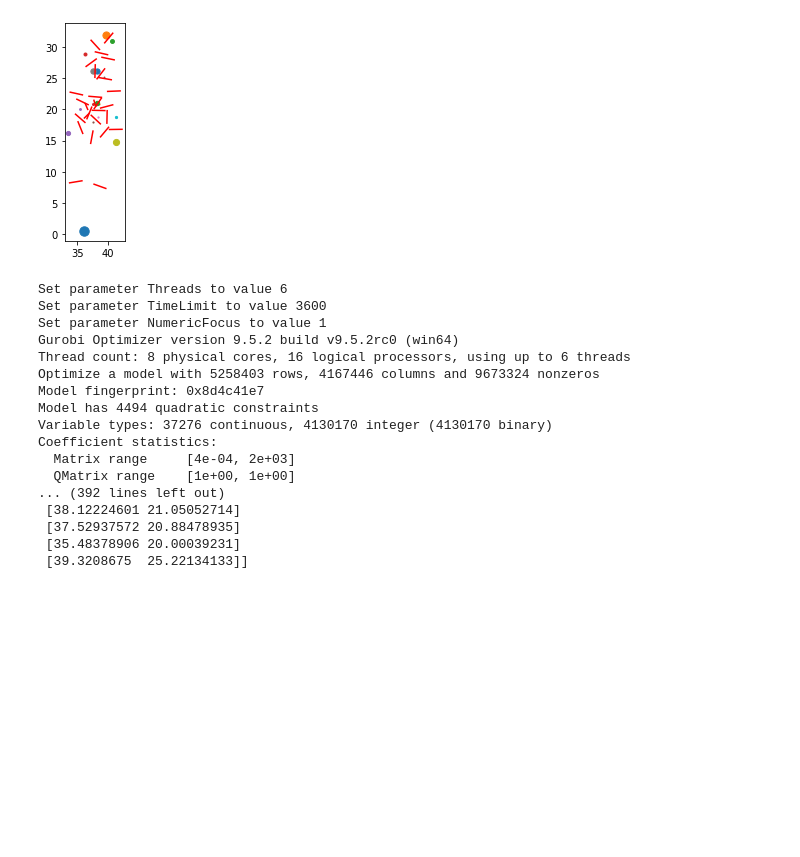
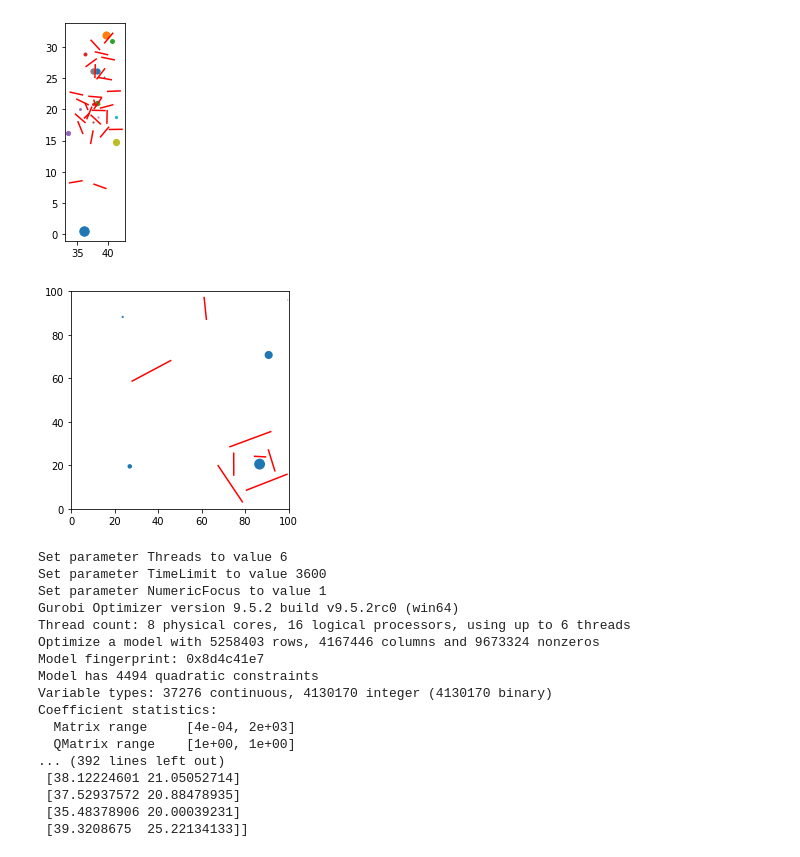
Before and after one commit to z72vamac/Routes_Barriers, a Jupyter notebook: Untitled.ipynb, the cells around one changed output. Drawn from its saved outputs; the diff is of its cells as text; code cells hidden in the pictures; blank space fills up the shorter version.

```diff
--- a/Untitled.ipynb
+++ b/Untitled.ipynb
@@ -226,13 +228,28 @@ for v in V:
 # %%
 # fig, ax = plt.subplots()
 
-# for x, y, r in bolas:
-#     ax.scatter(x, y, s = 100*r)
+segments = np.genfromtxt('./instancias/segmentos30-2.csv', delimiter = ',')[23:31]
 
-# for b in barreras:
-#     ax.plot([b[0][0], b[1][0]], [b[0][1], b[1][1]], c = 'red')
+barriers = []
+for lista in segments:
+    barriers.append([[lista[0], lista[1]], [lista[2], lista[3]]])
 
-# # ax.set_aspect('equal')
+bolas = np.genfromtxt('./instancias/bolas30-2.csv', delimiter = ',')[2:4]
+# N = [neigh.Circle(center = [centro1, centro2], radii = radio) for centro1, centro2, radio in bolas]
+
+fig, ax = plt.subplots()
+
+for b in barriers:
+    ax.plot([b[0][0], b[1][0]], [b[0][1], b[1][1]], c = 'red')
+
+for x, y, radii in bolas:
+    ax.add_patch(plt.Circle((x, y), radii))
+
+ax.set_xlim((0, 100))
+ax.set_ylim((0, 100))
+ax.set_aspect('equal')
+# %% [output]
+[figure, added]
 # %%
 from tspn_b import tspn_b
 # %%
```
Also changed, not shown: parts of 3 cells of this notebook, 6 other files.
